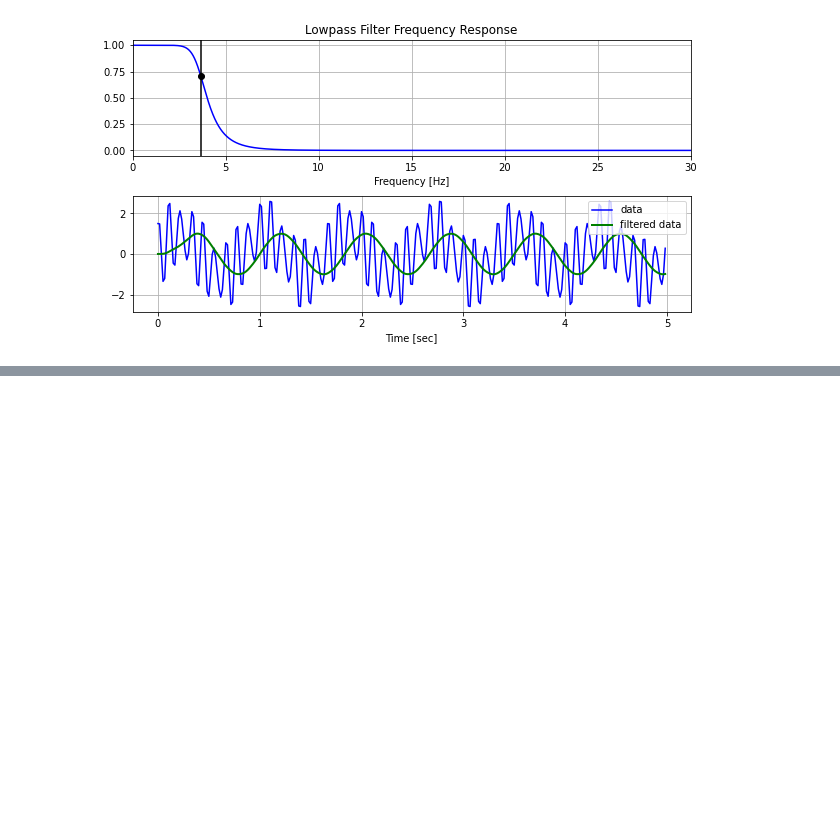
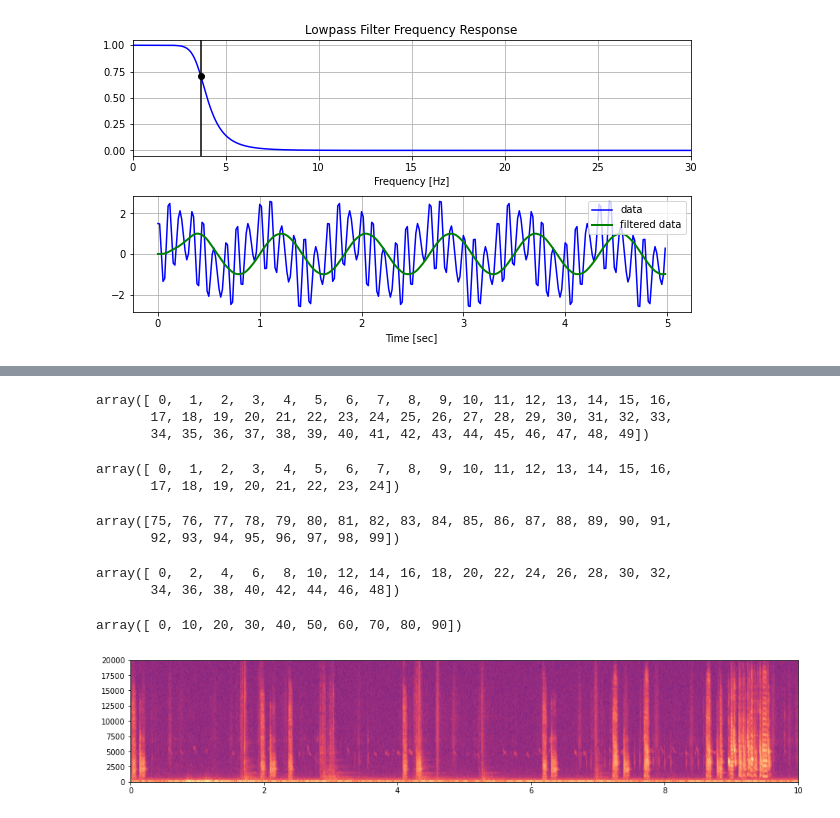
Before and after one commit to rougier/CNCC-2020, a Jupyter notebook: project/My First Notebook.ipynb, the cells around one changed output, grey strips where cells are left out. Cells and saved outputs as stored; diff of their text form; code cells hidden in the pictures; blank space fills up the shorter version.

```diff
--- a/project/My First Notebook.ipynb
+++ b/project/My First Notebook.ipynb
@@ -189,0 +205,46 @@ plt.show()
+# %%
+Z[0:50]
+# %% [output]
+array([ 0,  1,  2,  3,  4,  5,  6,  7,  8,  9, 10, 11, 12, 13, 14, 15, 16,
+       17, 18, 19, 20, 21, 22, 23, 24, 25, 26, 27, 28, 29, 30, 31, 32, 33,
+       34, 35, 36, 37, 38, 39, 40, 41, 42, 43, 44, 45, 46, 47, 48, 49])
+# %%
+Z[:25]
+# %% [output]
+array([ 0,  1,  2,  3,  4,  5,  6,  7,  8,  9, 10, 11, 12, 13, 14, 15, 16,
+       17, 18, 19, 20, 21, 22, 23, 24])
+# %%
+Z[-25:]
+# %% [output]
+array([75, 76, 77, 78, 79, 80, 81, 82, 83, 84, 85, 86, 87, 88, 89, 90, 91,
+       92, 93, 94, 95, 96, 97, 98, 99])
+# %%
+Z[0:50:2]
+# %% [output]
+array([ 0,  2,  4,  6,  8, 10, 12, 14, 16, 18, 20, 22, 24, 26, 28, 30, 32,
+       34, 36, 38, 40, 42, 44, 46, 48])
+# %%
+Z[::10]
+# %% [output]
+array([ 0, 10, 20, 30, 40, 50, 60, 70, 80, 90])
+# %%
+import numpy as np
+import scipy.signal
+import matplotlib.pyplot as plt
+from scipy.io import wavfile
+from IPython.display import Audio, display
+
+def get_data(filename = None):
+    rate, signal = wavfile.read(filename)
+    return rate, signal
+
+filename = "./records/record-002.wav"
+rate, S = get_data(filename)
+duration = len(S)/rate
+
+plt.figure(figsize=(16,3))
+plt.specgram(S, Fs=rate, cmap="magma")
+plt.xlim(0,10)
+plt.ylim(0,20000);
+# %% [output]
+[figure, added]
```
Also changed, not shown: parts of 8 cells of this notebook.
